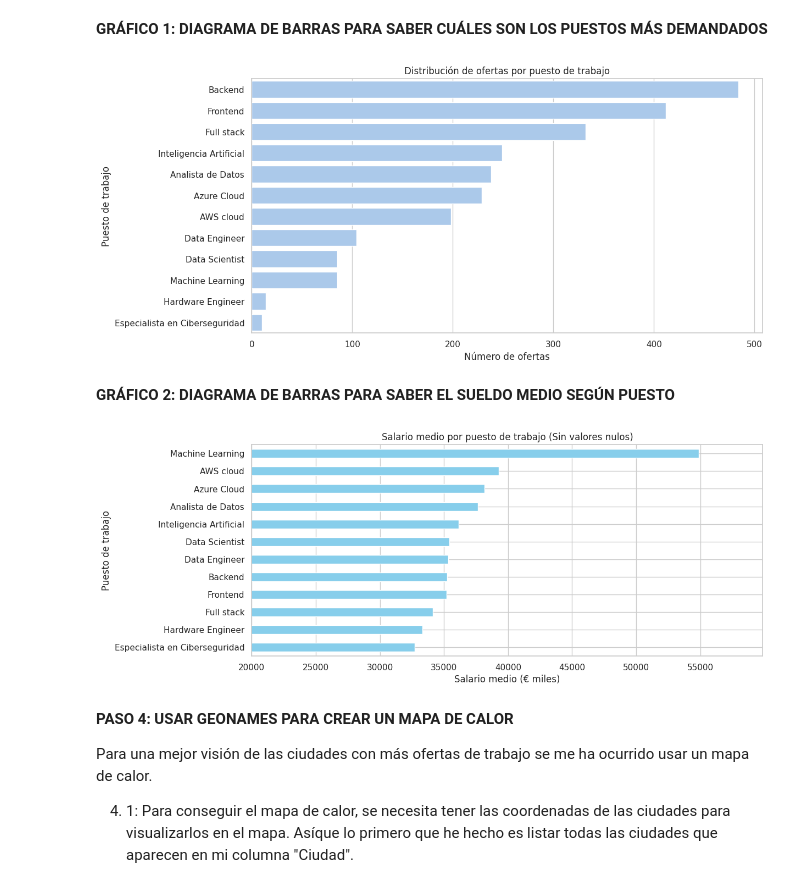
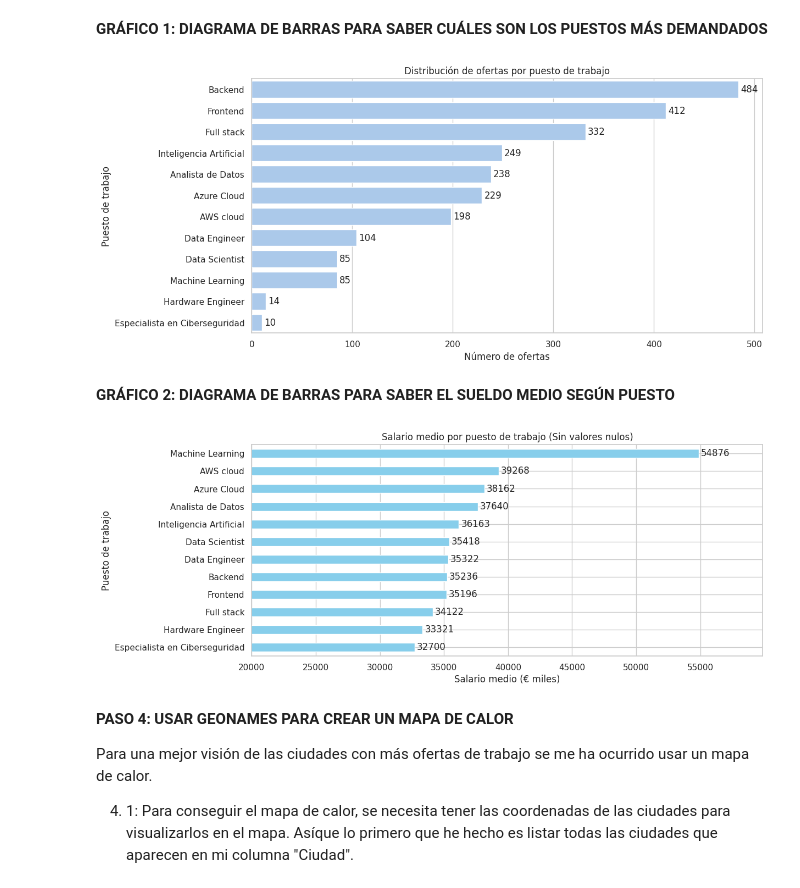
Before and after one commit to Bootcamp-IA-P4/EDA_ALLA, a Jupyter notebook: Proyecto_IV_Datathon.ipynb, the cells around one changed output. Cells and saved outputs as stored; diff of their text form; code cells hidden in the pictures.

Commit message:
chore: better aspect in the graphics

```diff
--- a/Proyecto_IV_Datathon.ipynb
+++ b/Proyecto_IV_Datathon.ipynb
@@ -89,21 +90,27 @@ import numpy as np
 # función para convertir y limpiar la columna salary
 def clean_salary(s):
     if "No disponible" in s:
-        return np.nan # cambiamos "No disponible" por nan
+        return np.nan  # cambiamos "No disponible" por NaN
 
-    # quitamos los puntos del salario, y creamos un "diccionario" del rango de salario
+    # si el salario comienza con "Más de ", eliminamos esa parte
+    s = re.sub(r"Más de ", "", s)
+
+    # quitamos los puntos y comas para facilitar la extracción de números
     salary = re.findall(r'\d{2,}', s.replace(".", "").replace(",", ""))
-    # lo convertimos en int
+
+    # convertimos los valores encontrados en enteros
     salary = [int(n) for n in salary]
 
-    # si nos encontramos con rango, devolvemos su media
+    # si encontramos un rango, devolvemos su media
     if len(salary) == 2:
         return np.mean(salary)
-    # si no es rango, devolvemos el propio salario
+    # si solo hay un valor, lo devolvemos directamente
+    elif len(salary) == 1:
+        return salary[0]
     else:
-        return salary[0]
+        return np.nan  # en caso de que no se encuentre ningún número
 
-# creamos una nueva columna desde [salary] usando la función clean_salary
+# aplicamos la función a la columna "salary" para crear la nueva columna
 df["salary_clean"] = df["salary"].apply(clean_salary)
 # %%
 # imprimimos la tabla para ver los cambios, veremos que se ha añadido una nueva columna llamada "salary_clean"
@@ -189,38 +196,54 @@ import matplotlib.pyplot as plt
 import seaborn as sns
 
 plt.figure(figsize=(12, 6))
-sns.countplot(y=new_db["Puesto de trabajo"], order=new_db["Puesto de trabajo"].value_counts().index)
+ax = sns.countplot(y=new_db["Puesto de trabajo"], order=new_db["Puesto de trabajo"].value_counts().index)
+
+# agregamos etiquetas con el conteo en cada barra
+for container in ax.containers:
+    ax.bar_label(container, fmt='%d', label_type='edge', padding=3)
+
 plt.xlabel("Número de ofertas")
 plt.ylabel("Puesto de trabajo")
 plt.title("Distribución de ofertas por puesto de trabajo")
 plt.show()
 # %% [output]
-[figure, old version]
+[figure, new version]
 # %% [markdown]
 **GRÁFICO 2: DIAGRAMA DE BARRAS PARA SABER EL SUELDO MEDIO SEGÚN PUESTO**
 # %%
 # convertimos la columna a tipo numérico
 new_db["Salario"] = pd.to_numeric(new_db["Salario"])
 
 # reemplazamos NaN con la mediana de la columna
 new_db["Salario"] = new_db["Salario"].fillna(new_db["Salario"].median())
 
 # agrupamos por "Puesto de trabajo" y calculamos el salario medio
 df_salary = new_db.groupby("Puesto de trabajo")["Salario"].mean().sort_values()
 
 # multiplicamos por 1000
 df_salary = df_salary * 1000
 
-# creamos el gráfico
+# creamos la figura
 plt.figure(figsize=(12, 5))
-df_salary.plot(kind="barh", color="skyblue")
-plt.xlim(20000, (df_salary.max()+ 5000))
+
+# grafico de barra horizontal
+ax = df_salary.plot(kind="barh", color="skyblue")
+
+# agregamos etiquetas con los valores en cada barra
+for container in ax.containers:
+    ax.bar_label(container, fmt='%.0f', label_type='edge', padding=3)
+
+# ajustamos los límites del eje x
+plt.xlim(20000, (df_salary.max() + 5000))
+
 plt.xlabel("Salario medio (€ miles)")
 plt.ylabel("Puesto de trabajo")
 plt.title("Salario medio por puesto de trabajo (Sin valores nulos)")
+
+# mostramos el gráfico
 plt.show()
 # %% [output]
-[figure, old version]
+[figure, new version]
 # %% [markdown]
 **PASO 4: USAR GEONAMES PARA CREAR UN MAPA DE CALOR**<br>
 
```
Also changed, not shown: parts of 2 cells of this notebook.
